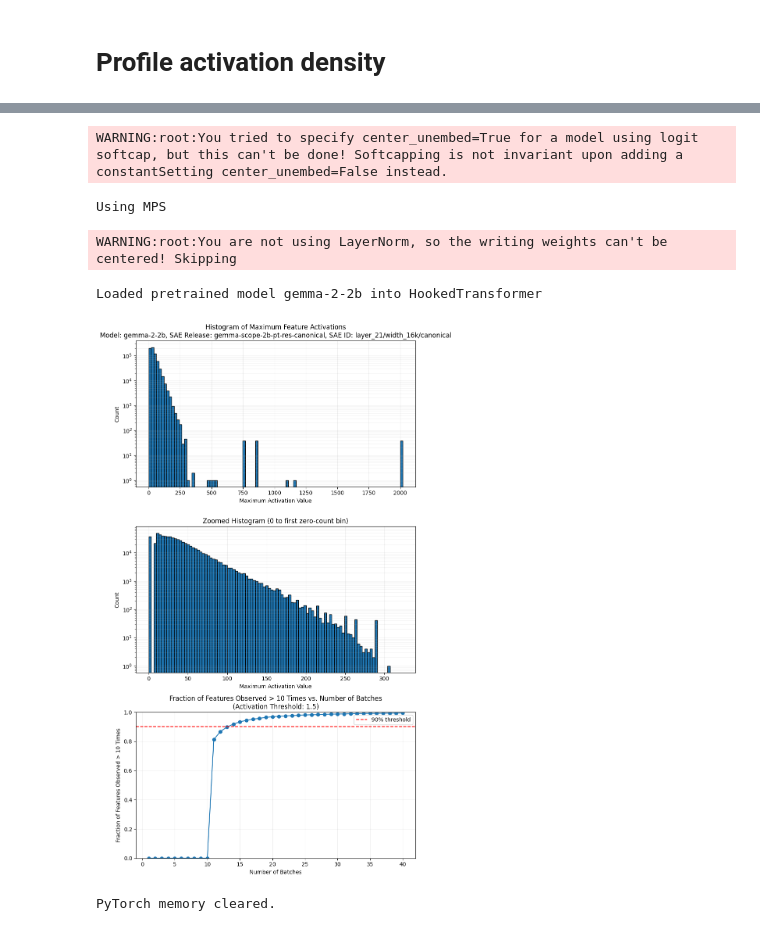
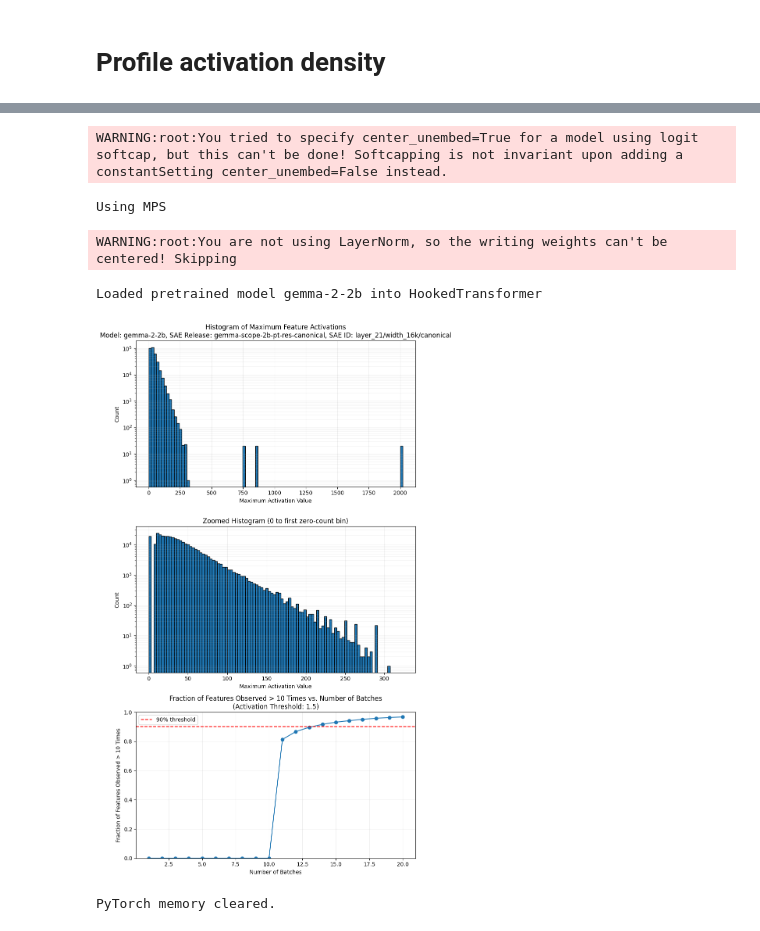
Before and after one commit to MClarke1991/sae_cooccurrence, a Jupyter notebook: src/activation_tuning/activation_tuning.ipynb, the cells around one changed output, grey strips where cells are left out. Cells and saved outputs as stored; diff of their text form; code cells hidden in the pictures.

```diff
--- a/src/activation_tuning/activation_tuning.ipynb
+++ b/src/activation_tuning/activation_tuning.ipynb
@@ -104,23 +86,23 @@ PyTorch memory cleared.
 # %%
 plot_max_activations(
     sae_ids_gemma22b,
     model_name_gemma22b,
     sae_release_short_gemma22b,
-    n_batches=40,
+    n_batches=20,
     n_bins=100,
     activation_threshold=1.5,
     observation_threshold=10,
     n_batches_in_buffer=gemma_batches,
     remove_special_tokens=False,
     normalise_internal_threshold=False,
     apply_internal_activation_threshold=False,
 )
 # %% [output]
 WARNING:root:You tried to specify center_unembed=True for a model using logit softcap, but this can't be done! Softcapping is not invariant upon adding a constantSetting center_unembed=False instead.
 Using MPS
 WARNING:root:You are not using LayerNorm, so the writing weights can't be centered! Skipping
 Loaded pretrained model gemma-2-2b into HookedTransformer
-[figure, old version]
+[figure, new version]
 PyTorch memory cleared.
 # %%
 plot_max_activations(
```
Also changed, not shown: parts of 5 cells of this notebook.
